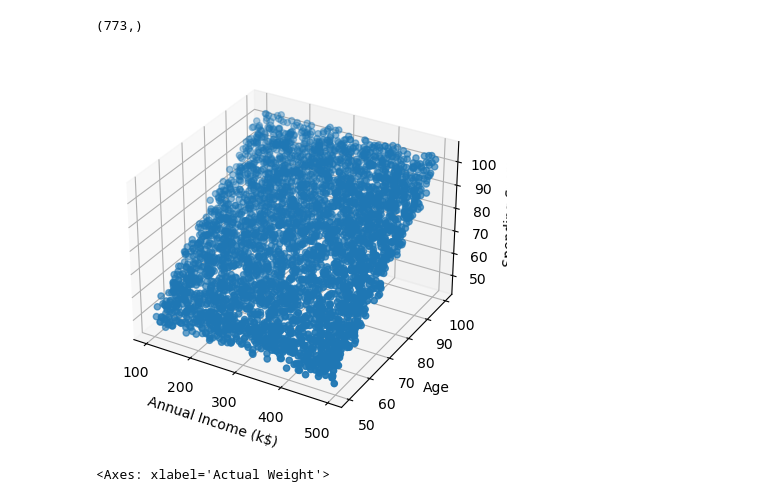
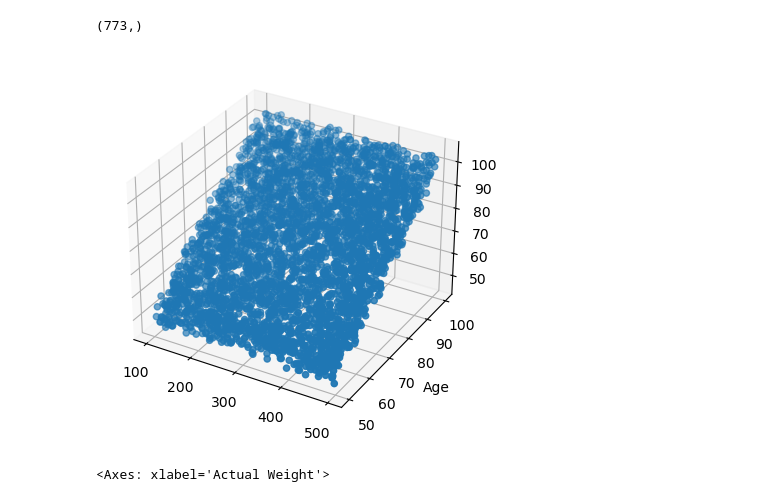
Before and after one commit to Mesutssmn/Gold-USD-Price-Prophet-Prediction, a Jupyter notebook: exercise-and-fitness-metrics-dataset-ml.ipynb, the cells around one changed output. Drawn from its saved outputs; the diff is of its cells as text; code cells hidden in the pictures.

```diff
--- a/exercise-and-fitness-metrics-dataset-ml.ipynb
+++ b/exercise-and-fitness-metrics-dataset-ml.ipynb
@@ -492,13 +492,11 @@ y_pred.shape
 # %%
 fig = plt.figure()
 ax = fig.add_subplot(111, projection='3d')
 ax.scatter(x1.iloc[:, 0], x1.iloc[:, 1], y1)
-ax.set_xlabel('Annual Income (k$)')
 ax.set_ylabel('Age')
-ax.set_zlabel('Spending Score')
 plt.show()
 # %% [output]
-[figure, old version]
+[figure, new version]
 # %%
 sns.regplot(x=y_test,y=y_pred,scatter_kws={"color": "blue"}, line_kws={"color": "yellow"})
 # %% [output]
```
Also changed, not shown: parts of 11 cells of this notebook.
